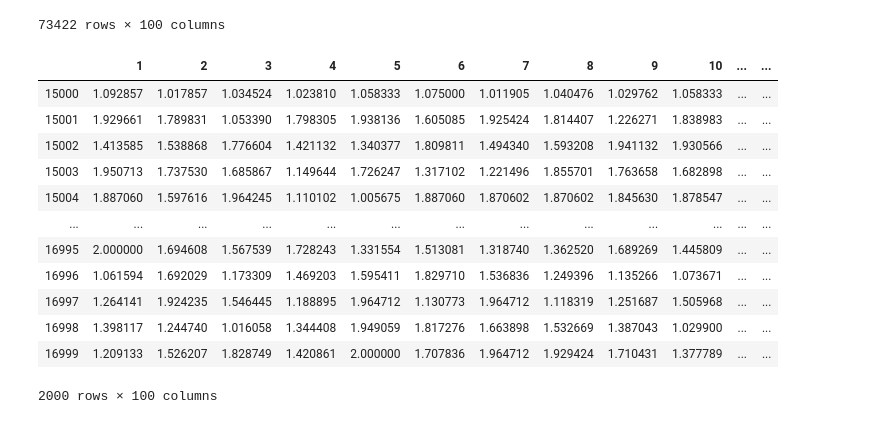
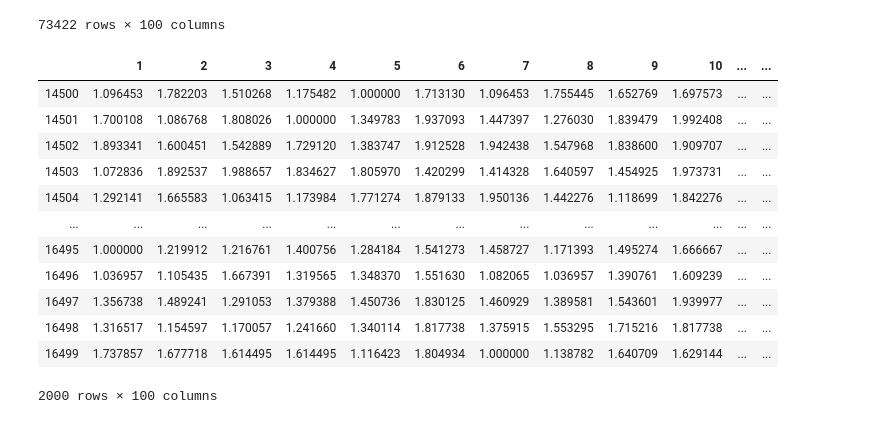
Before and after one commit to brendanwliu/joke_recommender, a Jupyter notebook: movie-recommender-based.ipynb, the cells around one changed output. Saved outputs shown, nothing was run; the diff lists cells and outputs as text; code cells hidden in the pictures.

```diff
--- a/movie-recommender-based.ipynb
+++ b/movie-recommender-based.ipynb
@@ -55,21 +55,21 @@ X
 | 73421 | 0.000000 | 0.000000 | 0.000000 | 0.000000 | 1.877922 | 0.000000 | 1.041558 | 1.184416 | 0.000000 | 0.000000 | ... | ... |
 73422 rows × 100 columns
 # %%
-Xsub = X.iloc[15000:17000,:]
+Xsub = X.iloc[14500:16500,:]
 Xsub
 # %% [output]
 |  | 1 | 2 | 3 | 4 | 5 | 6 | 7 | 8 | 9 | 10 | ... | ... |
-| 15000 | 1.092857 | 1.017857 | 1.034524 | 1.023810 | 1.058333 | 1.075000 | 1.011905 | 1.040476 | 1.029762 | 1.058333 | ... | ... |
-| 15001 | 1.929661 | 1.789831 | 1.053390 | 1.798305 | 1.938136 | 1.605085 | 1.925424 | 1.814407 | 1.226271 | 1.838983 | ... | ... |
-| 15002 | 1.413585 | 1.538868 | 1.776604 | 1.421132 | 1.340377 | 1.809811 | 1.494340 | 1.593208 | 1.941132 | 1.930566 | ... | ... |
-| 15003 | 1.950713 | 1.737530 | 1.685867 | 1.149644 | 1.726247 | 1.317102 | 1.221496 | 1.855701 | 1.763658 | 1.682898 | ... | ... |
-| 15004 | 1.887060 | 1.597616 | 1.964245 | 1.110102 | 1.005675 | 1.887060 | 1.870602 | 1.870602 | 1.845630 | 1.878547 | ... | ... |
+| 14500 | 1.096453 | 1.782203 | 1.510268 | 1.175482 | 1.000000 | 1.713130 | 1.096453 | 1.755445 | 1.652769 | 1.697573 | ... | ... |
+| 14501 | 1.700108 | 1.086768 | 1.808026 | 1.000000 | 1.349783 | 1.937093 | 1.447397 | 1.276030 | 1.839479 | 1.992408 | ... | ... |
+| 14502 | 1.893341 | 1.600451 | 1.542889 | 1.729120 | 1.383747 | 1.912528 | 1.942438 | 1.547968 | 1.838600 | 1.909707 | ... | ... |
+| 14503 | 1.072836 | 1.892537 | 1.988657 | 1.834627 | 1.805970 | 1.420299 | 1.414328 | 1.640597 | 1.454925 | 1.973731 | ... | ... |
+| 14504 | 1.292141 | 1.665583 | 1.063415 | 1.173984 | 1.771274 | 1.879133 | 1.950136 | 1.442276 | 1.118699 | 1.842276 | ... | ... |
 | ... | ... | ... | ... | ... | ... | ... | ... | ... | ... | ... | ... | ... |
-| 16995 | 2.000000 | 1.694608 | 1.567539 | 1.728243 | 1.331554 | 1.513081 | 1.318740 | 1.362520 | 1.689269 | 1.445809 | ... | ... |
-| 16996 | 1.061594 | 1.692029 | 1.173309 | 1.469203 | 1.595411 | 1.829710 | 1.536836 | 1.249396 | 1.135266 | 1.073671 | ... | ... |
-| 16997 | 1.264141 | 1.924235 | 1.546445 | 1.188895 | 1.964712 | 1.130773 | 1.964712 | 1.118319 | 1.251687 | 1.505968 | ... | ... |
-| 16998 | 1.398117 | 1.244740 | 1.016058 | 1.344408 | 1.949059 | 1.817276 | 1.663898 | 1.532669 | 1.387043 | 1.029900 | ... | ... |
-| 16999 | 1.209133 | 1.526207 | 1.828749 | 1.420861 | 2.000000 | 1.707836 | 1.964712 | 1.929424 | 1.710431 | 1.377789 | ... | ... |
+| 16495 | 1.000000 | 1.219912 | 1.216761 | 1.400756 | 1.284184 | 1.541273 | 1.458727 | 1.171393 | 1.495274 | 1.666667 | ... | ... |
+| 16496 | 1.036957 | 1.105435 | 1.667391 | 1.319565 | 1.348370 | 1.551630 | 1.082065 | 1.036957 | 1.390761 | 1.609239 | ... | ... |
+| 16497 | 1.356738 | 1.489241 | 1.291053 | 1.379388 | 1.450736 | 1.830125 | 1.460929 | 1.389581 | 1.543601 | 1.939977 | ... | ... |
+| 16498 | 1.316517 | 1.154597 | 1.170057 | 1.241660 | 1.340114 | 1.817738 | 1.375915 | 1.553295 | 1.715216 | 1.817738 | ... | ... |
+| 16499 | 1.737857 | 1.677718 | 1.614495 | 1.614495 | 1.116423 | 1.804934 | 1.000000 | 1.138782 | 1.640709 | 1.629144 | ... | ... |
 2000 rows × 100 columns
 # %%
 # set up variables
```
Also changed, not shown: parts of 11 cells of this notebook.
